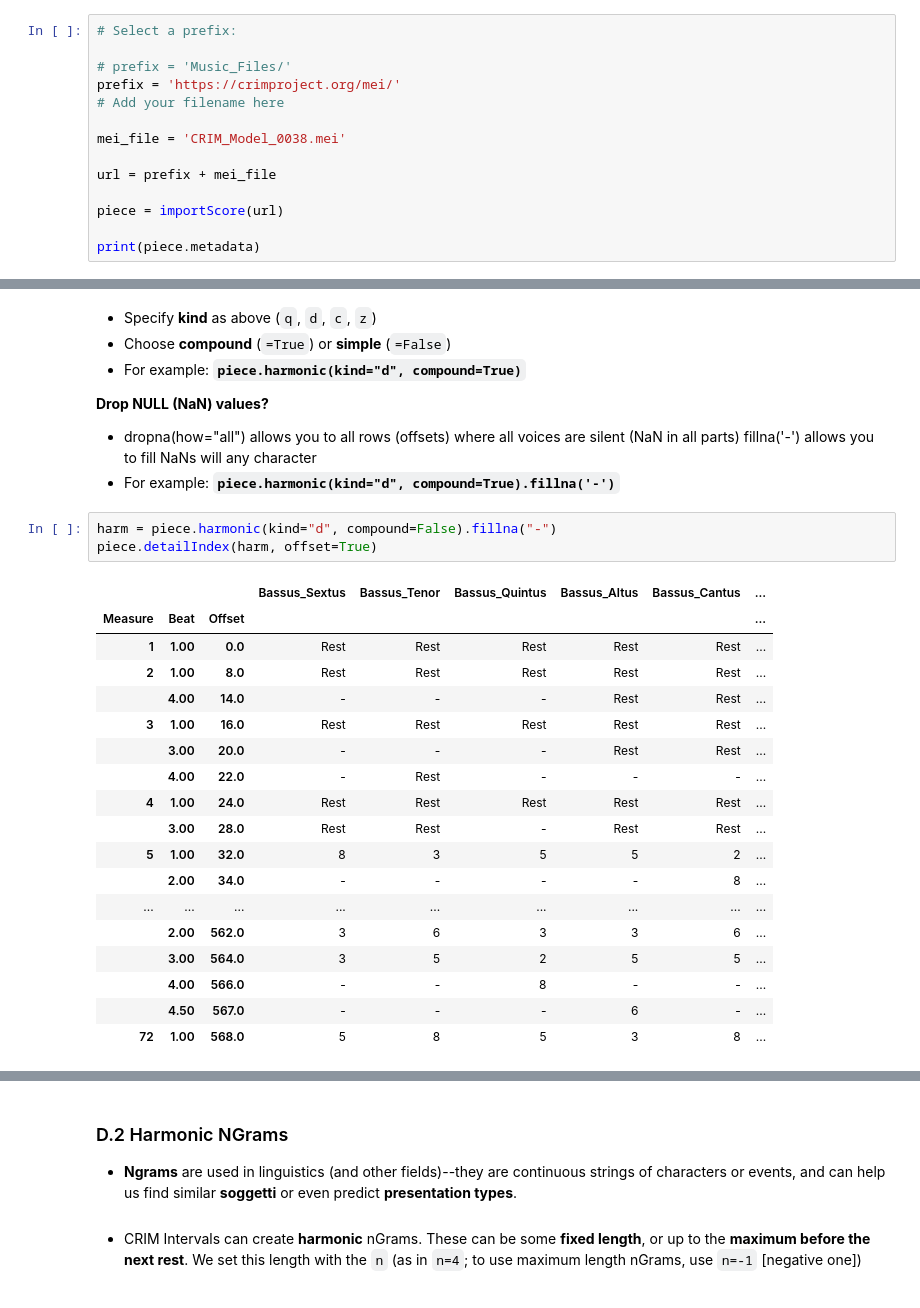
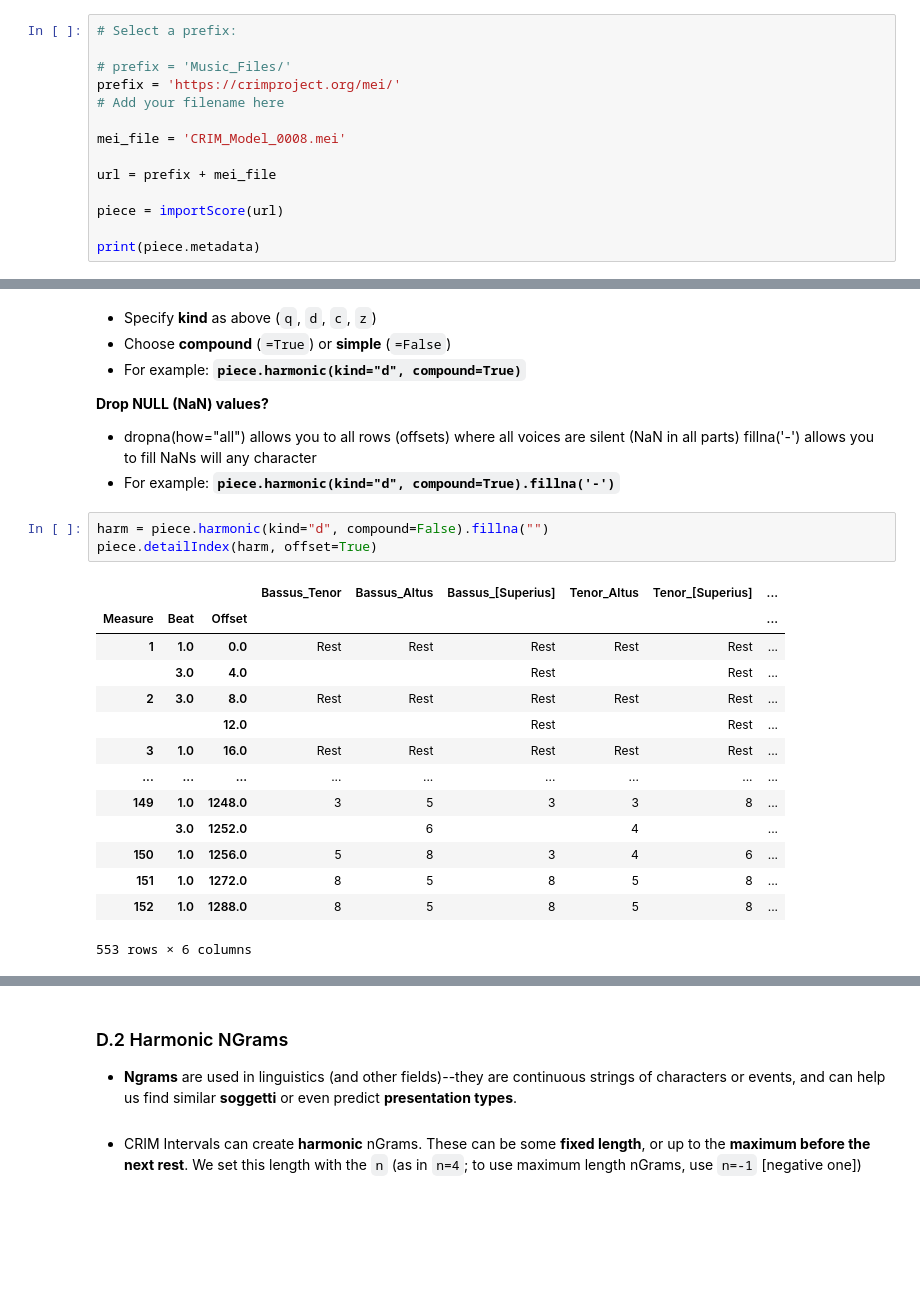
Before and after one commit to RichardFreedman/CRIM_JHUB, a Jupyter notebook: CRIM_02_Melodic_Harmonic.ipynb, the cells around one changed output, grey strips where cells are left out. Saved outputs shown, nothing was run; the diff lists cells and outputs as text; blank space fills up the shorter version.

```diff
--- a/CRIM_02_Melodic_Harmonic.ipynb
+++ b/CRIM_02_Melodic_Harmonic.ipynb
@@ -91,7 +92,7 @@ Music_Files folder already exists.
 prefix = 'https://crimproject.org/mei/'
 # Add your filename here
 
-mei_file = 'CRIM_Model_0038.mei'
+mei_file = 'CRIM_Model_0008.mei'
 
 url = prefix + mei_file
 
@@ -508,24 +506,20 @@ interactive(children=(Text(value='1_3, -3_Held, -3', description='my_string'), O
 fillna('-') allows you to fill NaNs will any character
 * For example:  **`piece.harmonic(kind="d", compound=True).fillna('-')`**
 # %%
-harm = piece.harmonic(kind="d", compound=False).fillna("-")
+harm = piece.harmonic(kind="d", compound=False).fillna("")
 piece.detailIndex(harm, offset=True)
 # %% [output]
-|  |  |  | Bassus_Sextus | Bassus_Tenor | Bassus_Quintus | Bassus_Altus | Bassus_Cantus | ... |
+|  |  |  | Bassus_Tenor | Bassus_Altus | Bassus_[Superius] | Tenor_Altus | Tenor_[Superius] | ... |
 | Measure | Beat | Offset |  |  |  |  |  | ... |
-| 1 | 1.00 | 0.0 | Rest | Rest | Rest | Rest | Rest | ... |
-| 2 | 1.00 | 8.0 | Rest | Rest | Rest | Rest | Rest | ... |
-|  | 4.00 | 14.0 | - | - | - | Rest | Rest | ... |
-| 3 | 1.00 | 16.0 | Rest | Rest | Rest | Rest | Rest | ... |
-|  | 3.00 | 20.0 | - | - | - | Rest | Rest | ... |
-|  | 4.00 | 22.0 | - | Rest | - | - | - | ... |
-| 4 | 1.00 | 24.0 | Rest | Rest | Rest | Rest | Rest | ... |
-|  | 3.00 | 28.0 | Rest | Rest | - | Rest | Rest | ... |
-| 5 | 1.00 | 32.0 | 8 | 3 | 5 | 5 | 2 | ... |
-|  | 2.00 | 34.0 | - | - | - | - | 8 | ... |
+| 1 | 1.0 | 0.0 | Rest | Rest | Rest | Rest | Rest | ... |
+|  | 3.0 | 4.0 |  |  | Rest |  | Rest | ... |
+| 2 | 3.0 | 8.0 | Rest | Rest | Rest | Rest | Rest | ... |
+|  |  | 12.0 |  |  | Rest |  | Rest | ... |
+| 3 | 1.0 | 16.0 | Rest | Rest | Rest | Rest | Rest | ... |
 | ... | ... | ... | ... | ... | ... | ... | ... | ... |
-|  | 2.00 | 562.0 | 3 | 6 | 3 | 3 | 6 | ... |
-|  | 3.00 | 564.0 | 3 | 5 | 2 | 5 | 5 | ... |
-|  | 4.00 | 566.0 | - | - | 8 | - | - | ... |
-|  | 4.50 | 567.0 | - | - | - | 6 | - | ... |
-| 72 | 1.00 | 568.0 | 5 | 8 | 5 | 3 | 8 | ... |
+| 149 | 1.0 | 1248.0 | 3 | 5 | 3 | 3 | 8 | ... |
+|  | 3.0 | 1252.0 |  | 6 |  | 4 |  | ... |
+| 150 | 1.0 | 1256.0 | 5 | 8 | 3 | 4 | 6 | ... |
+| 151 | 1.0 | 1272.0 | 8 | 5 | 8 | 5 | 8 | ... |
+| 152 | 1.0 | 1288.0 | 8 | 5 | 8 | 5 | 8 | ... |
+553 rows × 6 columns
```
Also changed, not shown: parts of 21 cells of this notebook, 8 other files.
